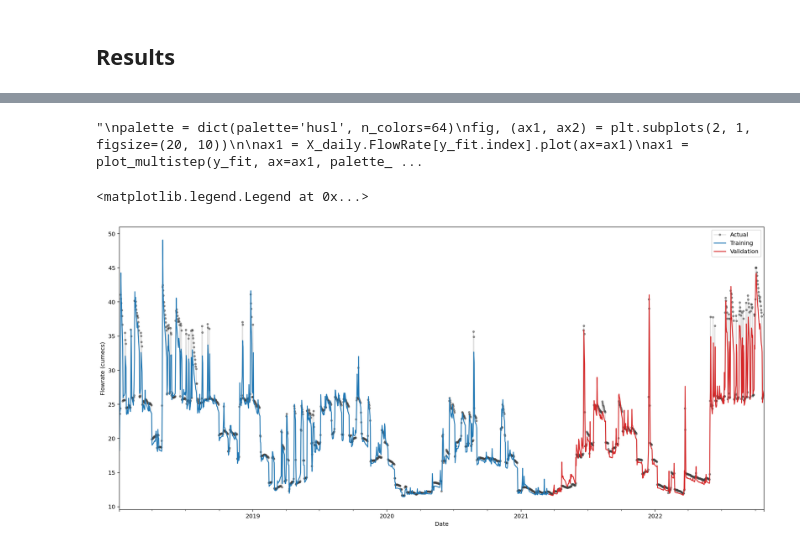
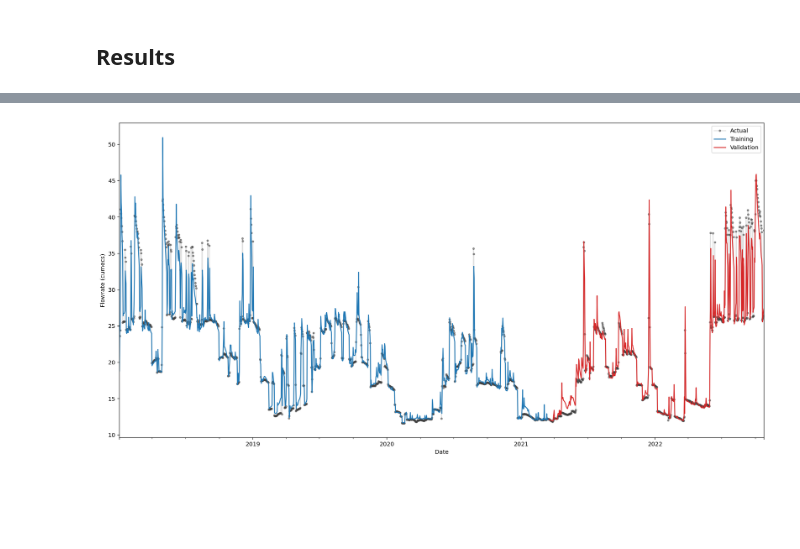
Before and after one commit to chrisgjarrett/kaituna-model, a Jupyter notebook: kaituna-flow-predictions-gate-level-classification.ipynb, the cells around one changed output, grey strips where cells are left out. Drawn from its saved outputs; the diff is of its cells as text; code cells hidden in the pictures; blank space fills up the shorter version.

```diff
--- a/kaituna-flow-predictions-gate-level-classification.ipynb
+++ b/kaituna-flow-predictions-gate-level-classification.ipynb
@@ -1019,31 +1042,27 @@ Test RMSE: 2.74
 # %%
 # Visualise results of multi-step output
 
-"""
-palette = dict(palette='husl', n_colors=64)
-fig, (ax1, ax2) = plt.subplots(2, 1, figsize=(20, 10))
+if multi_step_predict == True:
+    palette = dict(palette='husl', n_colors=64)
+    fig, (ax1, ax2) = plt.subplots(2, 1, figsize=(20, 10))
 
-ax1 = X_daily.FlowRate[y_fit.index].plot(ax=ax1)
-ax1 = plot_multistep(y_fit, ax=ax1, palette_kwargs=palette)
-_ = ax1.legend(['Flowrate (train)', 'Forecast'])
+    ax1 = X_daily.FlowRate[y_fit.index].plot(ax=ax1)
+    ax1 = plot_multistep(y_fit, ax=ax1, palette_kwargs=palette)
+    _ = ax1.legend(['Flowrate (train)', 'Forecast'])
 
-ax2 = X_daily.FlowRate[y_pred.index].plot(**plot_params, ax=ax2)
-ax2 = plot_multistep(y_pred, ax=ax2, palette_kwargs=palette)
-_ = ax2.legend(['Flowrate (test)', 'Forecast'])
-"""
+    ax2 = X_daily.FlowRate[y_pred.index].plot(**plot_params, ax=ax2)
+    ax2 = plot_multistep(y_pred, ax=ax2, palette_kwargs=palette)
+    _ = ax2.legend(['Flowrate (test)', 'Forecast'])
+else:
+    # Visualise results
+    axs = y.loc(axis=1)[target_column].plot(
+        subplots=True, sharex=True, figsize=(20, 10), **plot_params, alpha=0.5,
+    )
+    _ = y_fit.loc(axis=1)[target_column].plot(subplots=True, sharex=True, color='C0', ax=axs)
+    _ = y_pred.loc(axis=1)[target_column].plot(subplots=True, sharex=True, color='C3', ax=axs)
+
+    plt.xlabel("Date")
+    plt.ylabel('Flowrate (cumecs)')
+    plt.legend(["Actual","Training","Validation"])
 # %% [output]
-"\npalette = dict(palette='husl', n_colors=64)\nfig, (ax1, ax2) = plt.subplots(2, 1, figsize=(20, 10))\n\nax1 = X_daily.FlowRate[y_fit.index].plot(ax=ax1)\nax1 = plot_multistep(y_fit, ax=ax1, palette_ ...
+[figure, added]
-# %%
-# Visualise results
-axs = y.loc(axis=1)[target_column].plot(
-    subplots=True, sharex=True, figsize=(20, 9), **plot_params, alpha=0.5,
-)
-_ = y_fit.loc(axis=1)[target_column].plot(subplots=True, sharex=True, color='C0', ax=axs)
-_ = y_pred.loc(axis=1)[target_column].plot(subplots=True, sharex=True, color='C3', ax=axs)
-
-plt.xlabel("Date")
-plt.ylabel('Flowrate (cumecs)')
-plt.legend(["Actual","Training","Validation"])
-# %% [output]
-<matplotlib.legend.Legend at 0x...>
-[figure, removed]
```
Also changed, not shown: parts of 10 cells of this notebook.
